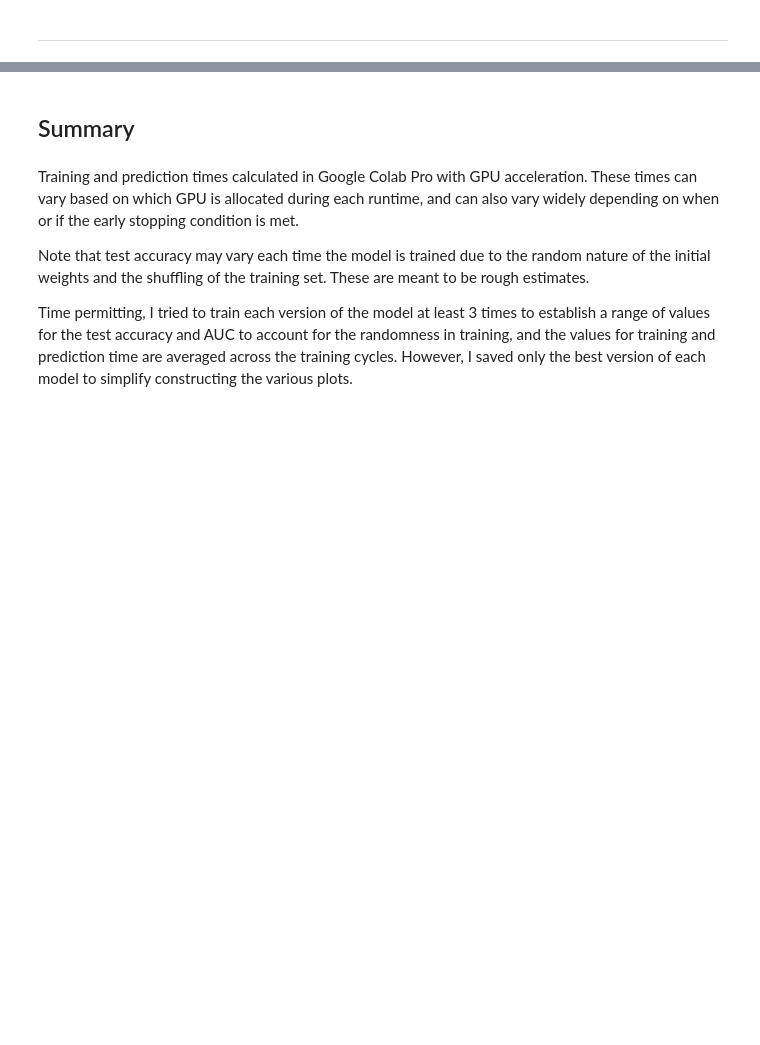
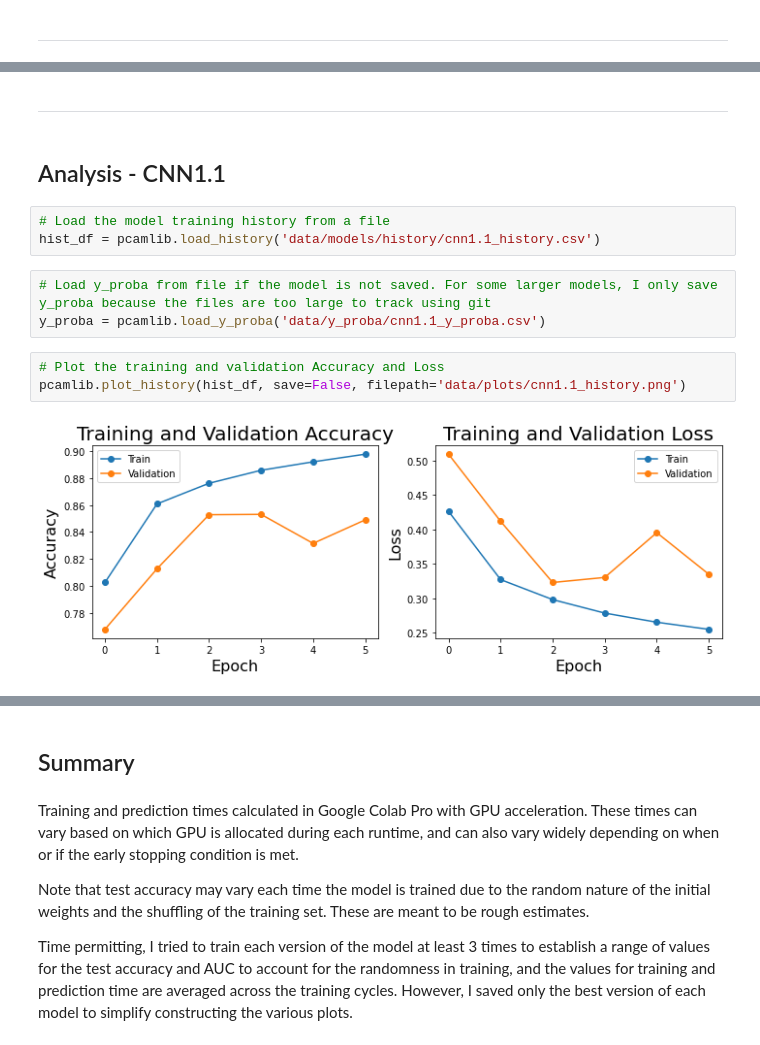
Before and after one commit to jaredlauer/capstone, a Jupyter notebook: Capstone - CNN1.ipynb, the cells around one changed output, grey strips where cells are left out. Cells and saved outputs as stored; diff of their text form; blank space fills up the shorter version.

```diff
--- a/Capstone - CNN1.ipynb
+++ b/Capstone - CNN1.ipynb
@@ -315,0 +296,15 @@ pcamlib.plot_misclassified_images(pcam, y_true, y_pred)
+# %% [markdown]
+----
+# %% [markdown]
+## Analysis - CNN1.1
+# %%
+# Load the model training history from a file
+hist_df = pcamlib.load_history('data/models/history/cnn1.1_history.csv')
+# %%
+# Load y_proba from file if the model is not saved. For some larger models, I only save y_proba because the files are too large to track using git
+y_proba = pcamlib.load_y_proba('data/y_proba/cnn1.1_y_proba.csv')
+# %%
+# Plot the training and validation Accuracy and Loss
+pcamlib.plot_history(hist_df, save=False, filepath='data/plots/cnn1.1_history.png')
+# %% [output]
+[figure, added]
```
Also changed, not shown: parts of 57 cells of this notebook, 7 other files.
